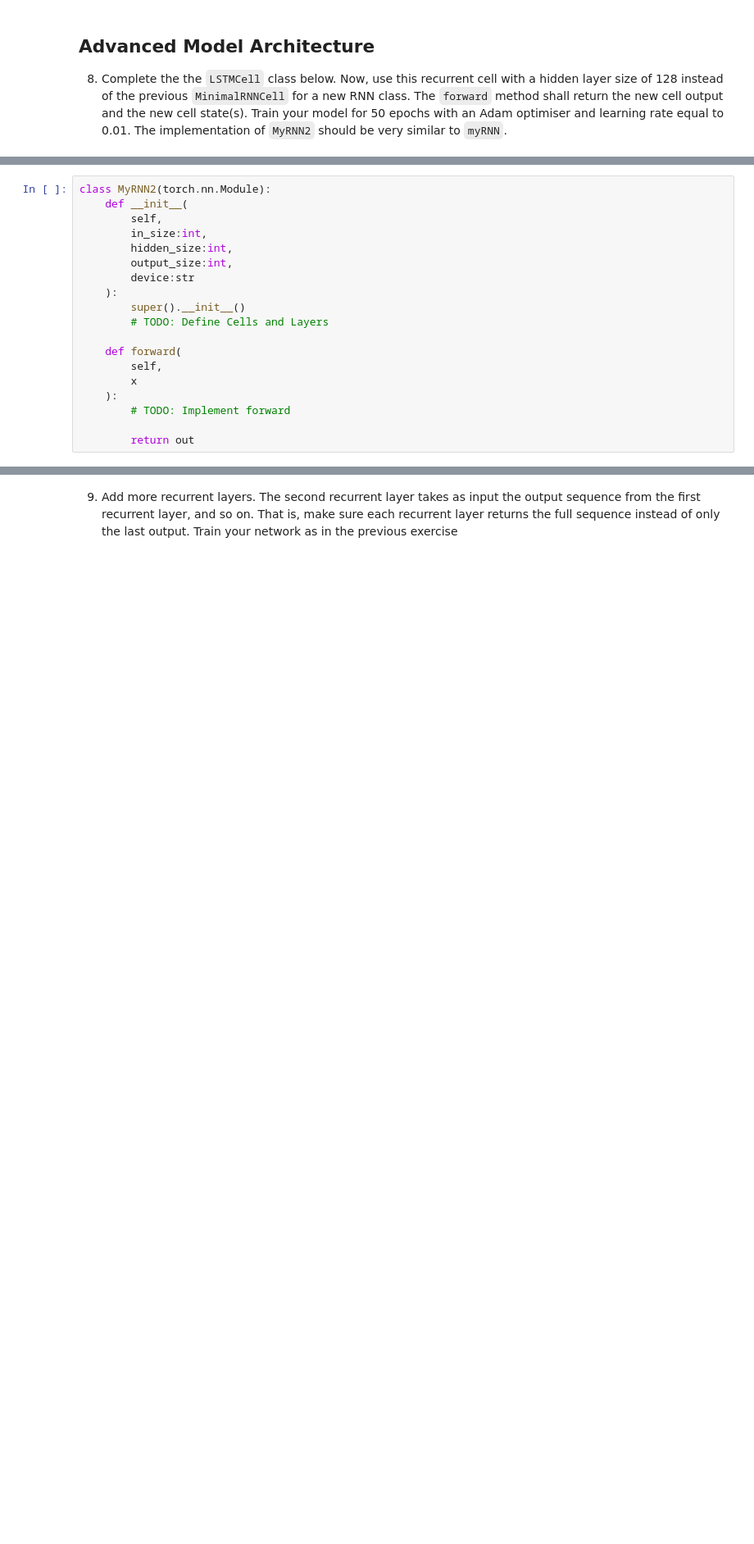
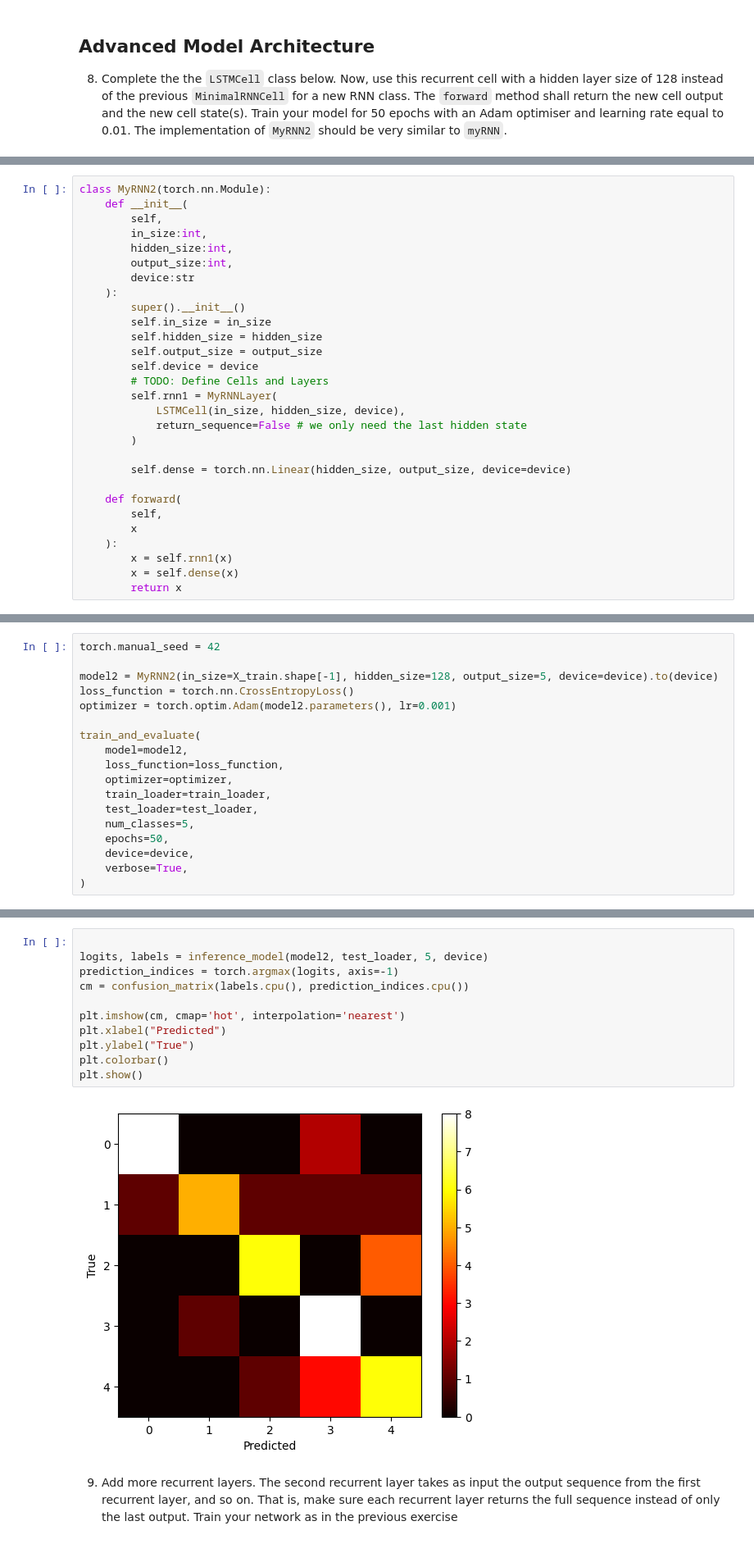
Before and after one commit to JoernStoehler/uni-deeplearning, a Jupyter notebook: D4_Joern_Stoehler.ipynb, the cells around one changed output, grey strips where cells are left out. Shown at 82% size. Drawn from its saved outputs; the diff is of its cells as text; blank space fills up the shorter version.

```diff
--- a/D4_Joern_Stoehler.ipynb
+++ b/D4_Joern_Stoehler.ipynb
@@ -478,12 +616,22 @@ class MyRNN2(torch.nn.Module):
         device:str
     ):
         super().__init__()
+        self.in_size = in_size
+        self.hidden_size = hidden_size
+        self.output_size = output_size
+        self.device = device
         # TODO: Define Cells and Layers
+        self.rnn1 = MyRNNLayer(
+            LSTMCell(in_size, hidden_size, device),
+            return_sequence=False # we only need the last hidden state
+        )
+
+        self.dense = torch.nn.Linear(hidden_size, output_size, device=device)
 
     def forward(
         self,
         x
     ):
-        # TODO: Implement forward
-
-        return out
+        x = self.rnn1(x)
+        x = self.dense(x)
+        return x
@@ -491,0 +638,18 @@ torch.manual_seed = 42
+# %%
+torch.manual_seed = 42
+
+model2 = MyRNN2(in_size=X_train.shape[-1], hidden_size=128, output_size=5, device=device).to(device)
+loss_function = torch.nn.CrossEntropyLoss()
+optimizer = torch.optim.Adam(model2.parameters(), lr=0.001)
+
+train_and_evaluate(
+    model=model2,
+    loss_function=loss_function,
+    optimizer=optimizer,
+    train_loader=train_loader,
+    test_loader=test_loader,
+    num_classes=5,
+    epochs=50,
+    device=device,
+    verbose=True,
+)
@@ -492,2 +675,15 @@ torch.manual_seed = 42
+# %%
+
+logits, labels = inference_model(model2, test_loader, 5, device)
+prediction_indices = torch.argmax(logits, axis=-1)
+cm = confusion_matrix(labels.cpu(), prediction_indices.cpu())
+
+plt.imshow(cm, cmap='hot', interpolation='nearest')
+plt.xlabel("Predicted")
+plt.ylabel("True")
+plt.colorbar()
+plt.show()
+# %% [output]
+[figure, added]
 # %% [markdown]
 9. Add more recurrent layers. The second recurrent layer takes as input the output sequence from the first recurrent layer, and so on. That is, make sure each recurrent layer returns the full sequence instead of only the last output. Train your network as in the previous exercise
```
Also changed, not shown: parts of 22 cells of this notebook.
